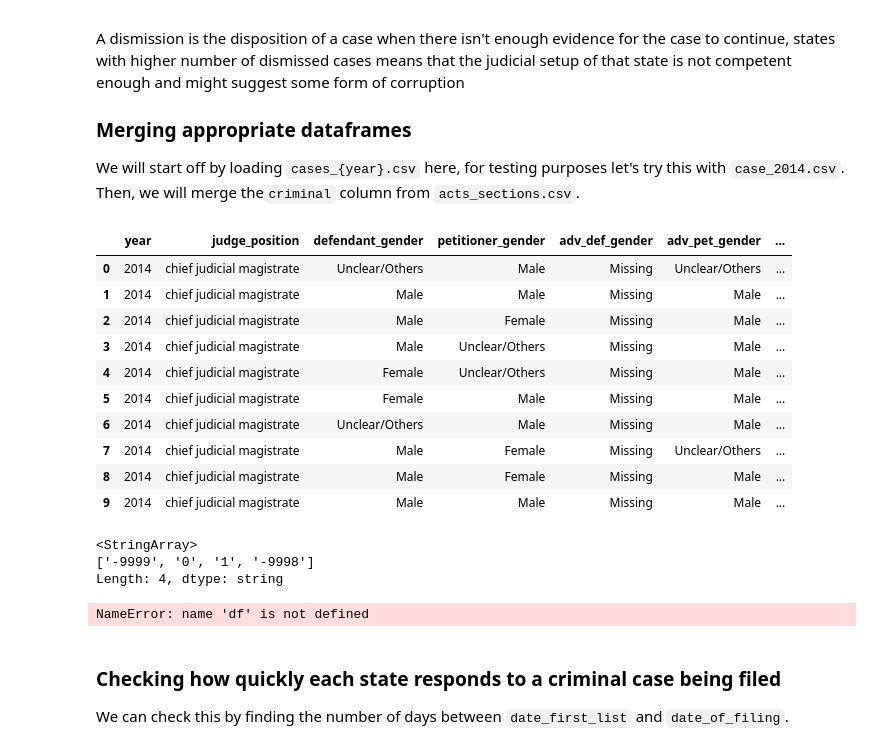
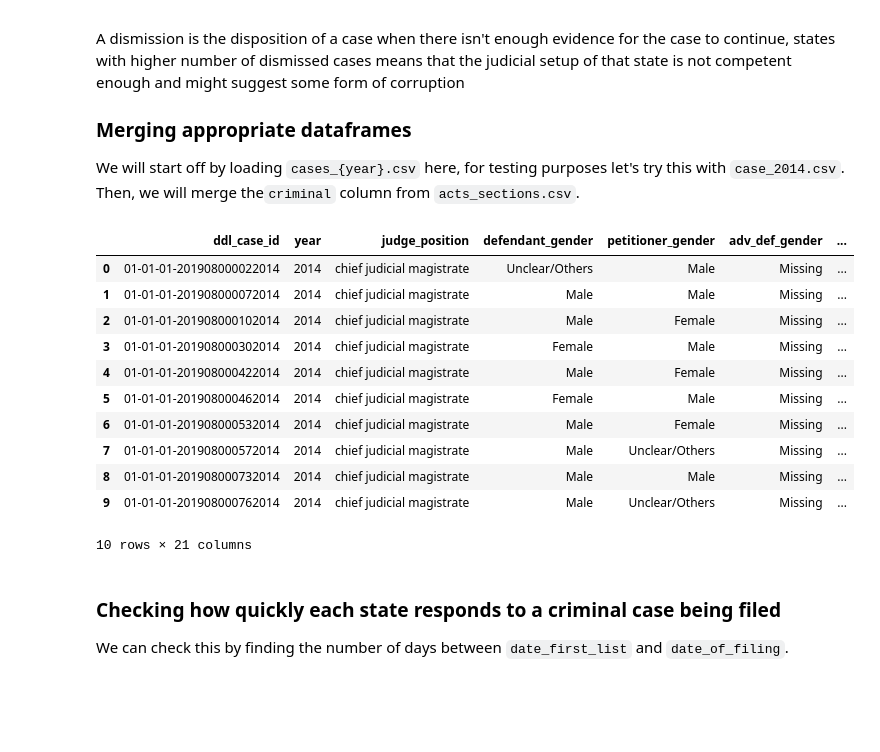
Before and after one commit to ujjwal-shekhar/Indian-Judicial-System-PreCog, a Jupyter notebook: data-visualizer-precog.ipynb, the cells around one changed output. Drawn from its saved outputs; the diff is of its cells as text; code cells hidden in the pictures; blank space fills up the shorter version.

```diff
--- a/data-visualizer-precog.ipynb
+++ b/data-visualizer-precog.ipynb
@@ -713,33 +713,35 @@ def preprocessing_case_csv(year=None, test_mode=False, to_unlabel=False):
         ).dt.date
 
     if to_unlabel:
+        ### Joining states
         df_merge = pd.read_csv(os.path.join(KEYS_CSV_FOLDER, "cases_state_key.csv"),
                                 usecols = ['year','state_code', 'state_name'])
         df_merge['state_code'] = df_merge['state_code'].astype('string')
         df = df.merge(df_merge, on=['year', 'state_code'])
 
+        ### Joining purpose names
         df_merge = pd.read_csv(os.path.join(KEYS_CSV_FOLDER, "purpose_name_key.csv"),
                               usecols=['year', 'purpose_name', 'purpose_name_s'])
         df = df.merge(df_merge, on=['year', 'purpose_name'])
 
+        ### Joining disposition names
         df_merge = pd.read_csv(os.path.join(KEYS_CSV_FOLDER, "disp_name_key.csv"),
                               usecols=['year', 'disp_name', 'disp_name_s'])
         df = df.merge(df_merge, on=['year', 'disp_name'])
 
+        ### Joining type names
         df_merge = pd.read_csv(os.path.join(KEYS_CSV_FOLDER, "type_name_key.csv"),
                               usecols=['year', 'type_name', 'type_name_s'])
         df = df.merge(df_merge, on=['year', 'type_name'])
 
-#         df_merge = pd.read_csv(os.path.join(KEYS_CSV_FOLDER, "act_key.csv"),
-#                                usecols=['act', 'act_s'])
-#         df = df.merge(df_merge, left_on=[''], right_on=['act'])
-
+        ### Joining districts
         df_merge = pd.read_csv(os.path.join(KEYS_CSV_FOLDER, "cases_district_key.csv"),
                                 usecols = ['state_code', 'dist_code', 'district_name'])
         df_merge['state_code'] = df_merge['state_code'].astype('string')
         df_merge['dist_code'] = df_merge['dist_code'].astype('string')
         df = df.merge(df_merge, on=['state_code', 'dist_code'])
 
+        ### Joining court names
         df_merge = pd.read_csv(os.path.join(KEYS_CSV_FOLDER, "cases_court_key.csv"),
                                 usecols = ['year', 'state_code', 'dist_code', 'court_no', 'court_name'])
         df_merge['state_code'] = df_merge['state_code'].astype('string')
@@ -747,7 +749,8 @@ def preprocessing_case_csv(year=None, test_mode=False, to_unlabel=False):
         df_merge['court_no'] = df_merge['court_no'].astype('string')
         df = df.merge(df_merge, on=['year', 'state_code', 'dist_code', 'court_no'])
 
-        df = df.drop(columns=['ddl_case_id', 'cino',
+        ### Removing extraneous columns
+        df = df.drop(columns=['cino',
                               'state_code', 'dist_code',
                               'court_no', 'purpose_name',
                               'type_name', 'disp_name'])
@@ -814,25 +817,24 @@ We will start off by loading `cases_{year}.csv` here, for testing purposes let's
 # %%
 df_acts_section = pd.read_csv(ACTS_SECTIONS_CSV, usecols=['ddl_case_id', 'act', 'criminal'])
 # %%
-df = preprocessing_case_csv(year=2014, test_mode=True, to_unlabel=True)
-# df = df.merge(df_acts_section, on=['ddl_case_id'])
+df = preprocessing_case_csv(year=2014, to_unlabel=True)
+df = df.merge(df_acts_section, on=['ddl_case_id'])
+
+df_merge = pd.read_csv(os.path.join(KEYS_CSV_FOLDER, "act_key.csv"),
+                      usecols=['act', 'act_s'])
+df = df.merge(df_merge, on='act')
 
 df.head(10)
 # %% [output]
-|  | year | judge_position | defendant_gender | petitioner_gender | adv_def_gender | adv_pet_gender | ... |
-| 0 | 2014 | chief judicial magistrate | Unclear/Others | Male | Missing | Unclear/Others | ... |
-| 1 | 2014 | chief judicial magistrate | Male | Male | Missing | Male | ... |
-| 2 | 2014 | chief judicial magistrate | Male | Female | Missing | Male | ... |
-| 3 | 2014 | chief judicial magistrate | Male | Unclear/Others | Missing | Male | ... |
-| 4 | 2014 | chief judicial magistrate | Female | Unclear/Others | Missing | Male | ... |
-| 5 | 2014 | chief judicial magistrate | Female | Male | Missing | Male | ... |
-| 6 | 2014 | chief judicial magistrate | Unclear/Others | Male | Missing | Male | ... |
-| 7 | 2014 | chief judicial magistrate | Male | Female | Missing | Unclear/Others | ... |
-| 8 | 2014 | chief judicial magistrate | Male | Female | Missing | Male | ... |
-| 9 | 2014 | chief judicial magistrate | Male | Male | Missing | Male | ... |
+|  | ddl_case_id | year | judge_position | defendant_gender | petitioner_gender | adv_def_gender | ... |
+| 0 | 01-01-01-201908000022014 | 2014 | chief judicial magistrate | Unclear/Others | Male | Missing | ... |
+| 1 | 01-01-01-201908000072014 | 2014 | chief judicial magistrate | Male | Male | Missing | ... |
+| 2 | 01-01-01-201908000102014 | 2014 | chief judicial magistrate | Male | Female | Missing | ... |
+| 3 | 01-01-01-201908000302014 | 2014 | chief judicial magistrate | Female | Male | Missing | ... |
+| 4 | 01-01-01-201908000422014 | 2014 | chief judicial magistrate | Male | Female | Missing | ... |
+| 5 | 01-01-01-201908000462014 | 2014 | chief judicial magistrate | Female | Male | Missing | ... |
+| 6 | 01-01-01-201908000532014 | 2014 | chief judicial magistrate | Male | Female | Missing | ... |
+| 7 | 01-01-01-201908000572014 | 2014 | chief judicial magistrate | Male | Unclear/Others | Missing | ... |
+| 8 | 01-01-01-201908000732014 | 2014 | chief judicial magistrate | Male | Male | Missing | ... |
+| 9 | 01-01-01-201908000762014 | 2014 | chief judicial magistrate | Male | Unclear/Others | Missing | ... |
+10 rows × 21 columns
-# %%
-df.adv_def_gender.unique()
-# %% [output]
-<StringArray>
-['-9999', '0', '1', '-9998']
-Length: 4, dtype: string
@@ -839,7 +843,5 @@ Length: 4, dtype: string
 # %%
 df = df.dropna()
-# %% [output]
-NameError: name 'df' is not defined
 # %% [markdown]
 ### Checking how quickly each state responds to a criminal case being filed
 We can check this by finding the number of days between `date_first_list` and `date_of_filing`.
```
Also changed, not shown: parts of 18 cells of this notebook.
